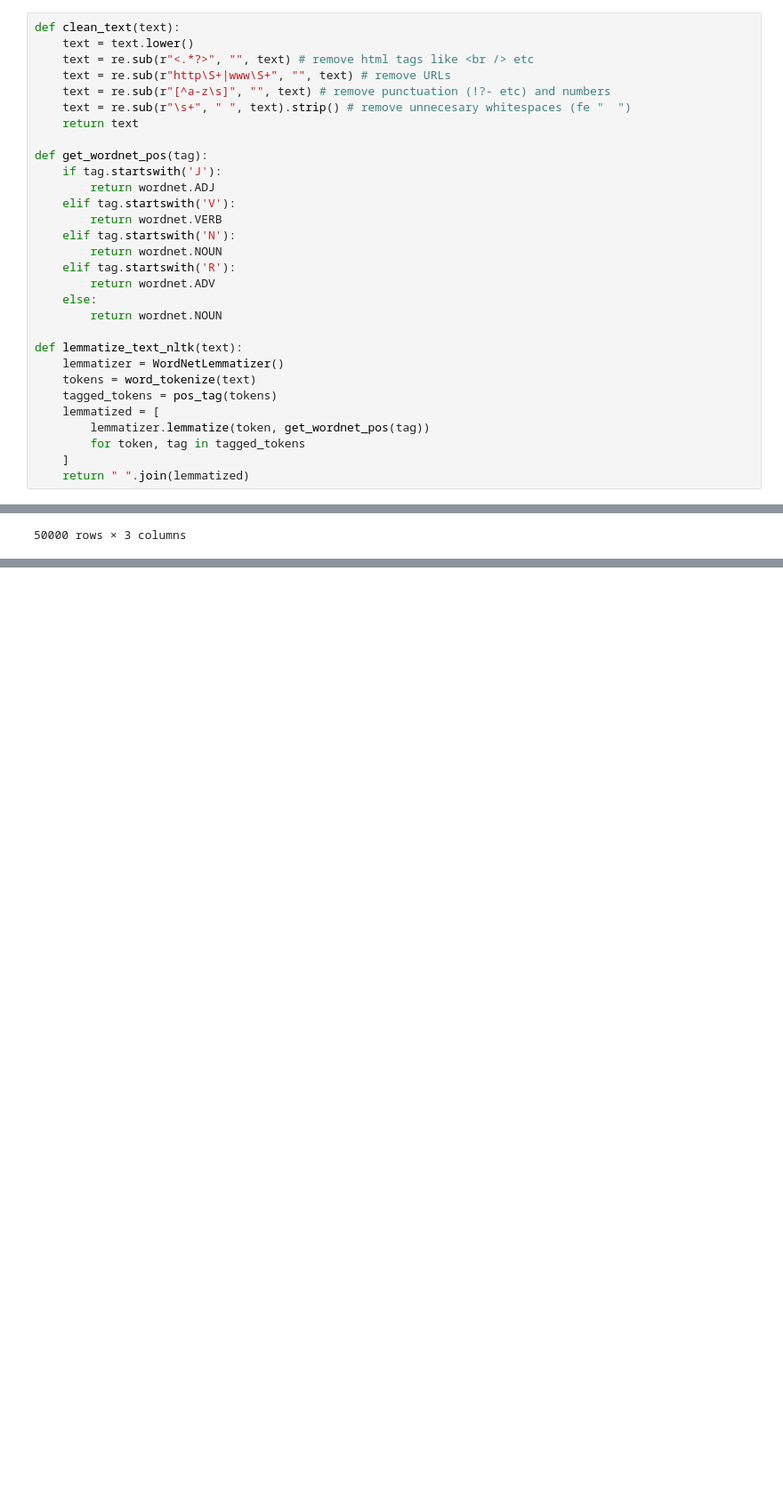
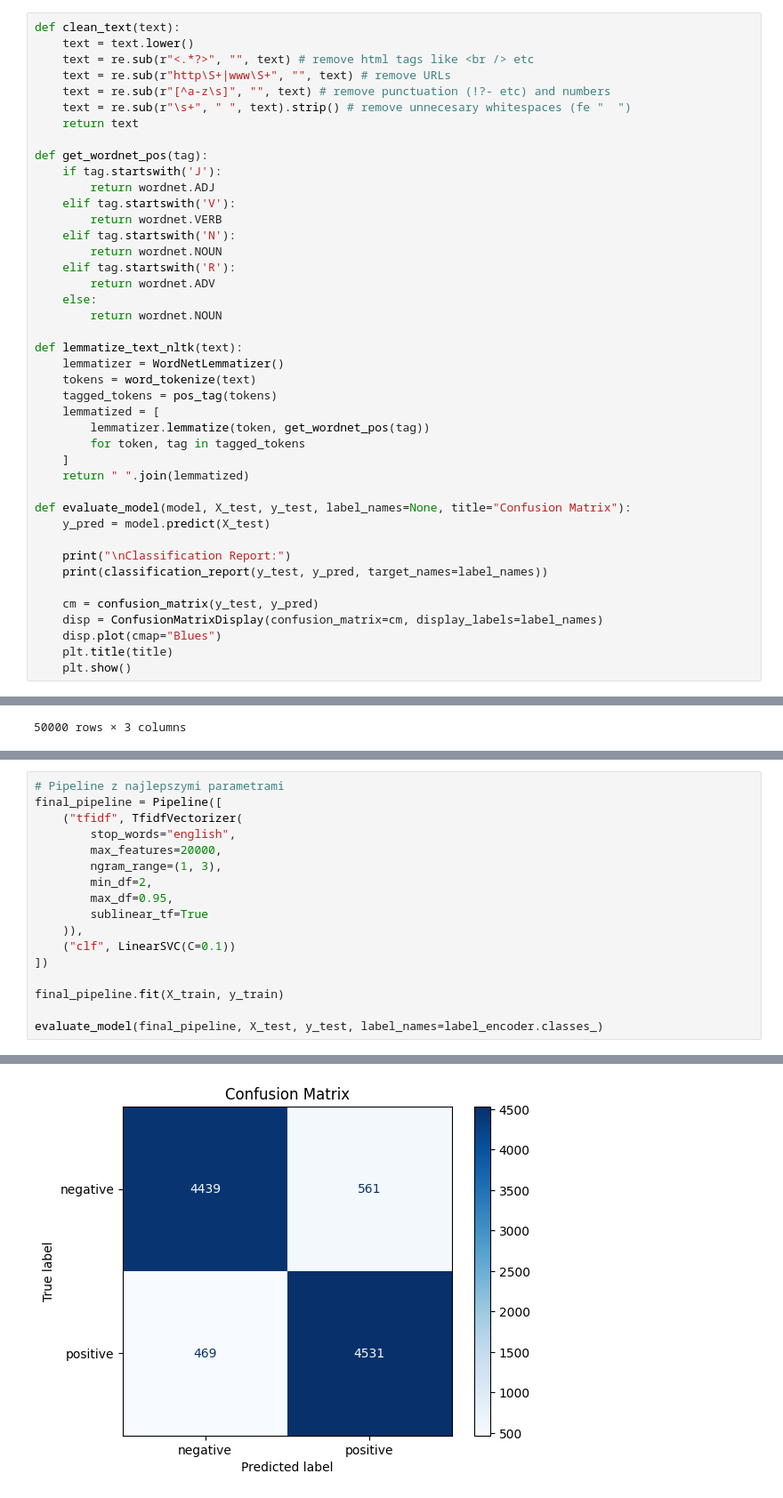
Before and after one commit to dawidnowakowski/edan_project, a Jupyter notebook: src/svm.ipynb, the cells around one changed output, grey strips where cells are left out. Shown at 89% size. Saved outputs shown, nothing was run; the diff lists cells and outputs as text; blank space fills up the shorter version.

Commit message:
Add model evaluation

```diff
--- a/src/svm.ipynb
+++ b/src/svm.ipynb
@@ -66,6 +69,18 @@ def lemmatize_text_nltk(text):
         for token, tag in tagged_tokens
     ]
     return " ".join(lemmatized)
+
+def evaluate_model(model, X_test, y_test, label_names=None, title="Confusion Matrix"):
+    y_pred = model.predict(X_test)
+
+    print("\nClassification Report:")
+    print(classification_report(y_test, y_pred, target_names=label_names))
+
+    cm = confusion_matrix(y_test, y_pred)
+    disp = ConfusionMatrixDisplay(confusion_matrix=cm, display_labels=label_names)
+    disp.plot(cmap="Blues")
+    plt.title(title)
+    plt.show()
 # %%
 df["review"] = df["review"].apply(clean_text)
 
@@ -150,0 +165,18 @@ Najlepszy wynik CV: 0.8885248998631595
+# %%
+# Pipeline z najlepszymi parametrami
+final_pipeline = Pipeline([
+    ("tfidf", TfidfVectorizer(
+        stop_words="english",
+        max_features=20000,
+        ngram_range=(1, 3),
+        min_df=2,
+        max_df=0.95,
+        sublinear_tf=True
+    )),
+    ("clf", LinearSVC(C=0.1))
+])
+
+final_pipeline.fit(X_train, y_train)
+
+evaluate_model(final_pipeline, X_test, y_test, label_names=label_encoder.classes_)
+# %% [output]
@@ -150,0 +192 @@ Najlepszy wynik CV: 0.8885248998631595
+[figure, added]
```
Also changed, not shown: parts of 4 cells of this notebook, 1 other file.
